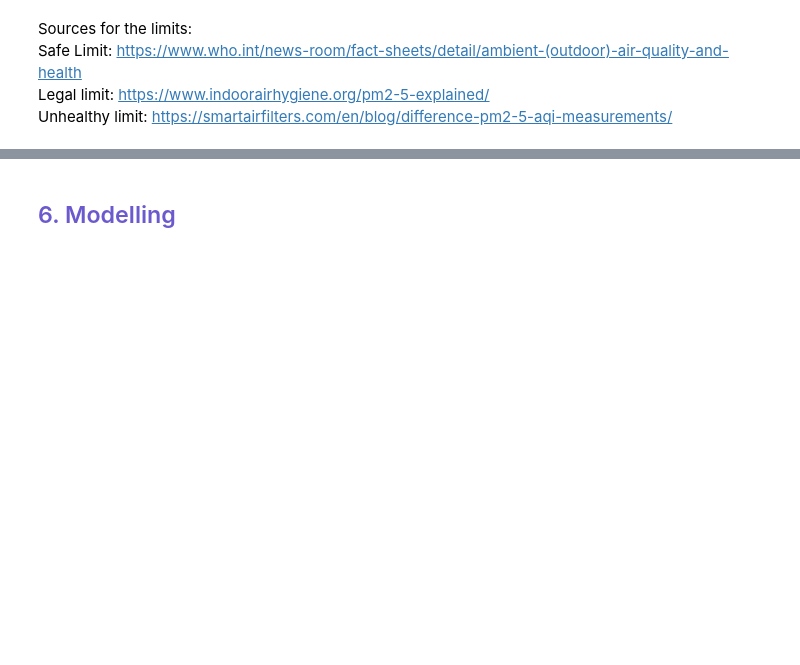
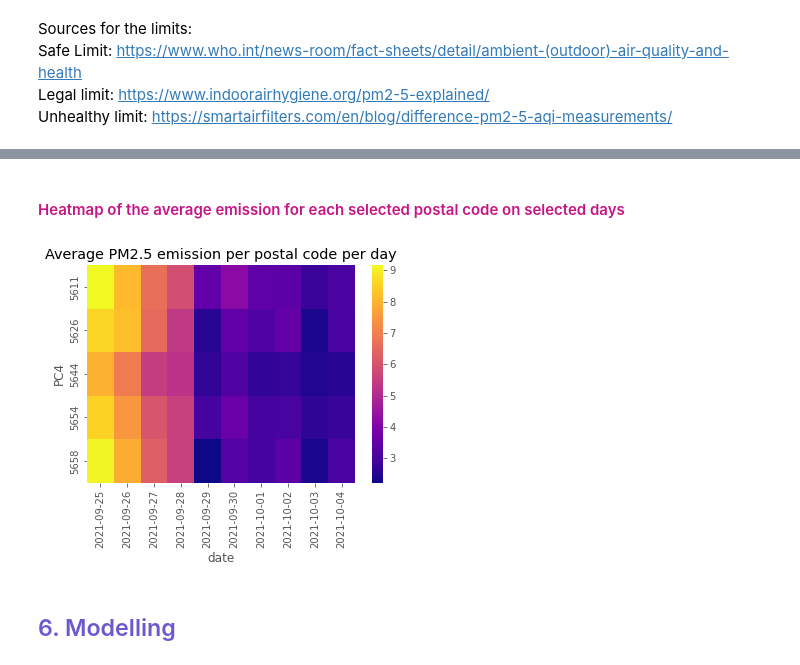
Before and after one commit to rawan-a-d/Air-Quality-Prediction, a Jupyter notebook: air_pollution.ipynb, the cells around one changed output, grey strips where cells are left out. Drawn from its saved outputs; the diff is of its cells as text; code cells hidden in the pictures; blank space fills up the shorter version.

Commit message:
Added average for selected postal code(s) per day

```diff
--- a/air_pollution.ipynb
+++ b/air_pollution.ipynb
@@ -393,0 +387,15 @@ Unhealthy limit: https://smartairfilters.com/en/blog/difference-pm2-5-aqi-measur
+# %%
+df_heat = df_ap_np
+START_DATE =  '2021-09-25'
+END_DATE = '2021-10-05'
+PCODES = [5611, 5626, 5644, 5654, 5658]
+
+# Select rows between start and end date for each postal code
+mask = ((df_heat['date'] > START_DATE) & (df_heat['date'] <= END_DATE))
+df_heat = df_heat.loc[mask]
+df_heat = df_heat.loc[df_heat['PC4'].isin(PCODES)]
+
+# Group by postal code and group by day
+df_heat['date'] = pd.to_datetime(df_heat['date'], format='%Y/%m/%d %H:%M:%S')
+gr_by_pc4_day = df_heat.groupby(['PC4', df_heat['date'].dt.date]).mean()
+print(gr_by_pc4_day)
@@ -394,2 +420,14 @@ Unhealthy limit: https://smartairfilters.com/en/blog/difference-pm2-5-aqi-measur
+# %% [markdown]
+<h4><font color=mediumvioletred>Heatmap of the average emission for each selected postal code on selected days</font></h4>
+# %%
+# Pivot the dataframe from long to wide form
+heat = pd.pivot_table(gr_by_pc4_day, index='PC4', columns='date', values='pm2.5')
+
+ax = plt.axes()
+sns.heatmap(heat, annot=False, cmap='plasma', ax = ax)
+ax.set_title('Average PM2.5 emission per postal code per day')
+plt.show()
+# %% [output]
+[figure, added]
 # %% [markdown]
 <h2><font color=slateblue> 6. Modelling </font></h2>
```
Also changed, not shown: parts of 8 cells of this notebook.
